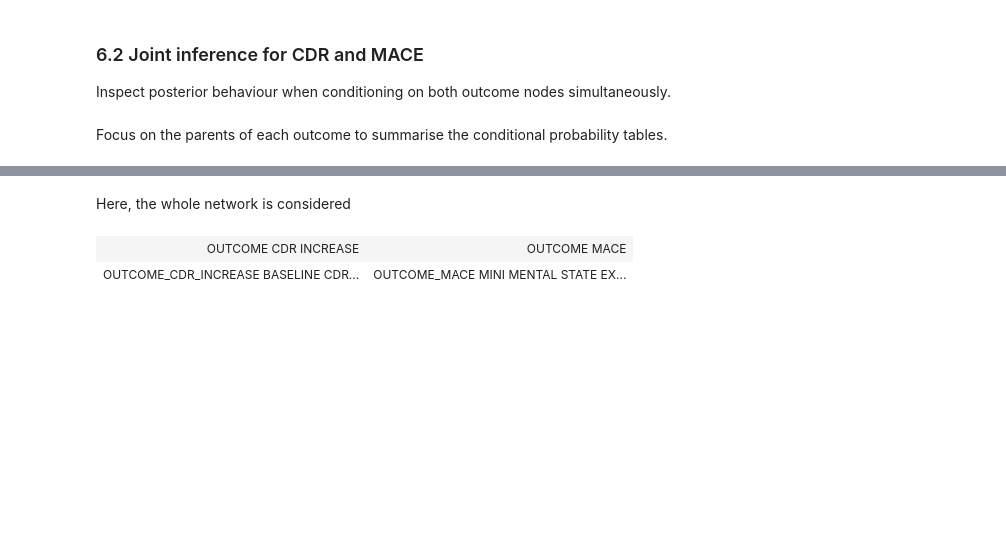
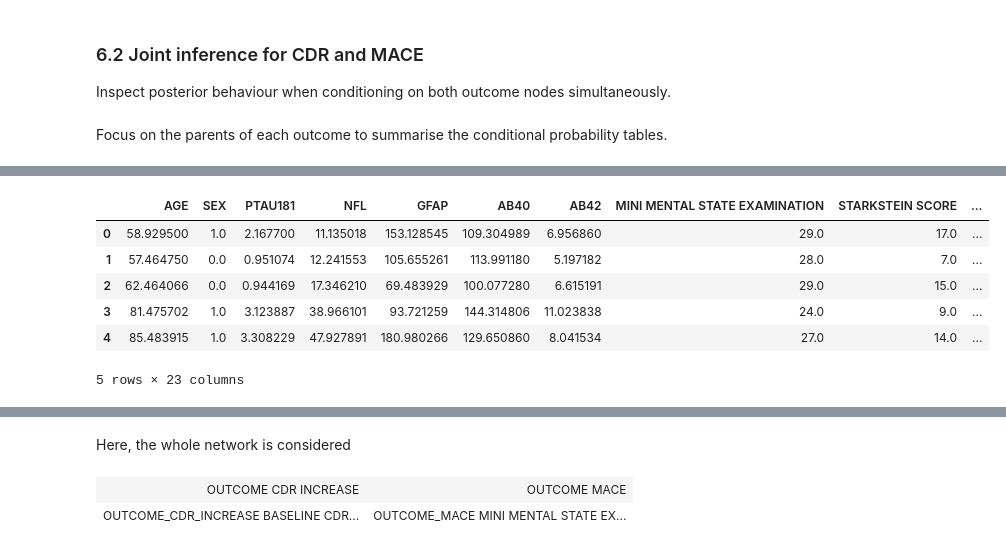
Before and after one commit to umcu/VCI-Bayes-Explore, a Jupyter notebook: src/bayesian_network.ipynb, the cells around one changed output, grey strips where cells are left out. Drawn from its saved outputs; the diff is of its cells as text; code cells hidden in the pictures; blank space fills up the shorter version.

```diff
--- a/src/bayesian_network.ipynb
+++ b/src/bayesian_network.ipynb
@@ -79,7 +79,7 @@ Update the configuration cell below if your repository layout differs.
 # %%
 # Configure paths so the notebook runs in any checkout location
 PROJECT_ROOT = Path.cwd()  # override with Path('path/to/your/project') if needed
-DATA_DIR = PROJECT_ROOT / 'data'
+DATA_DIR = PROJECT_ROOT / 'out'
 
 required_files = {
     'df.parquet': DATA_DIR / 'df.parquet',
@@ -90,6 +90,5 @@ missing_files = [name for name, location in required_files.items() if not locati
 if missing_files:
     raise FileNotFoundError(
         'Missing required data files relative to DATA_DIR: ' + ', '.join(missing_files) +
-        "
-Set PROJECT_ROOT so that PROJECT_ROOT / 'data' contains these files."
+        "Set PROJECT_ROOT so that PROJECT_ROOT / 'data' contains these files."
     )
@@ -539,6 +586,16 @@ gnb.showBN(
 )
 # %% [output]
 [drawing not drawn]
+# %%
+df_imp.head()
+# %% [output]
+|  | AGE | SEX | PTAU181 | NFL | GFAP | AB40 | AB42 | MINI MENTAL STATE EXAMINATION | STARKSTEIN SCORE | ... |
+| 0 | 58.929500 | 1.0 | 2.167700 | 11.135018 | 153.128545 | 109.304989 | 6.956860 | 29.0 | 17.0 | ... |
+| 1 | 57.464750 | 0.0 | 0.951074 | 12.241553 | 105.655261 | 113.991180 | 5.197182 | 28.0 | 7.0 | ... |
+| 2 | 62.464066 | 0.0 | 0.944169 | 17.346210 | 69.483929 | 100.077280 | 6.615191 | 29.0 | 15.0 | ... |
+| 3 | 81.475702 | 1.0 | 3.123887 | 38.966101 | 93.721259 | 144.314806 | 11.023838 | 24.0 | 9.0 | ... |
+| 4 | 85.483915 | 1.0 | 3.308229 | 47.927891 | 180.980266 | 129.650860 | 8.041534 | 27.0 | 14.0 | ... |
+5 rows × 23 columns
 # %%
 # Plot with MI-based edge widths
 gnb.showInference(
```
Also changed, not shown: parts of 24 cells of this notebook, 1 other file.
